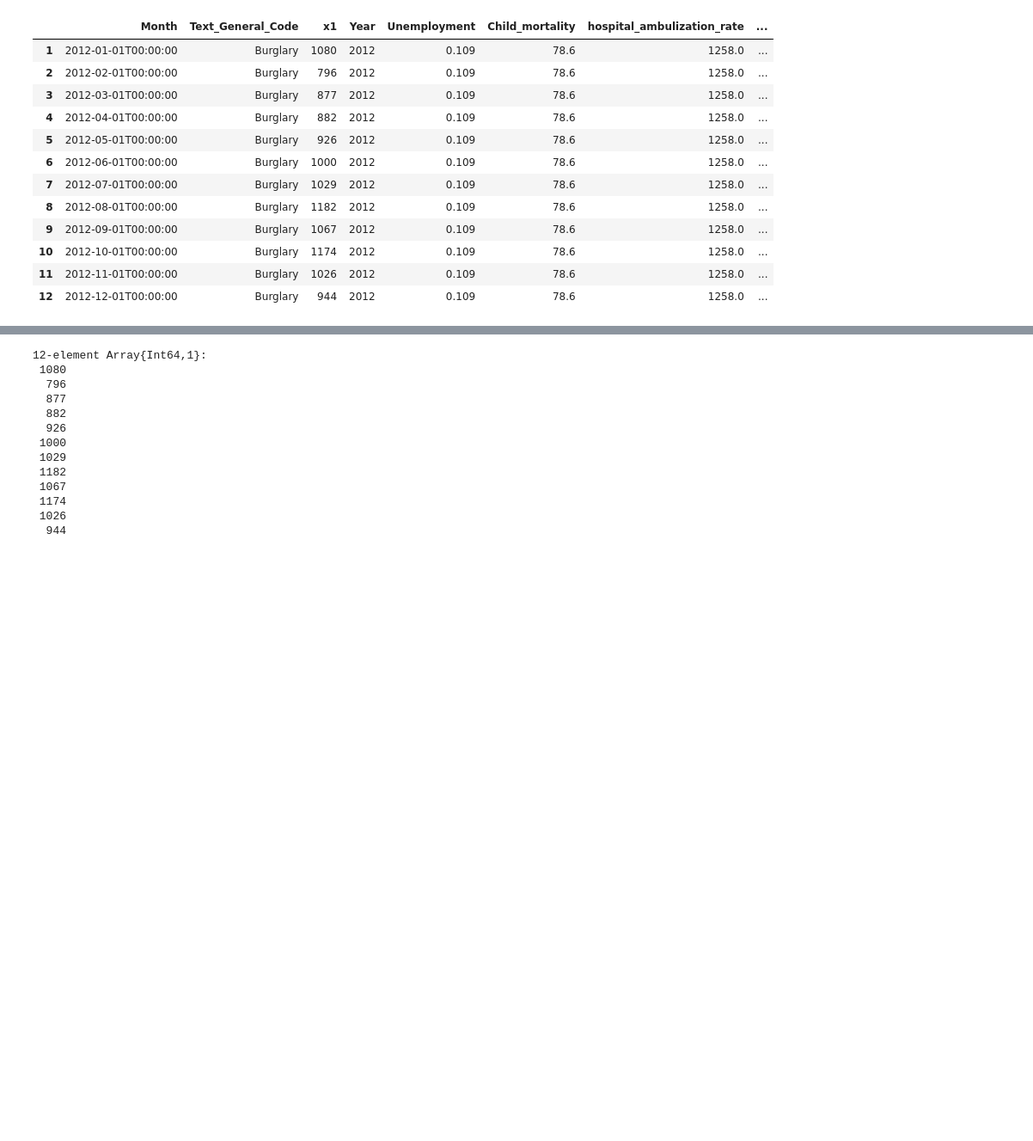
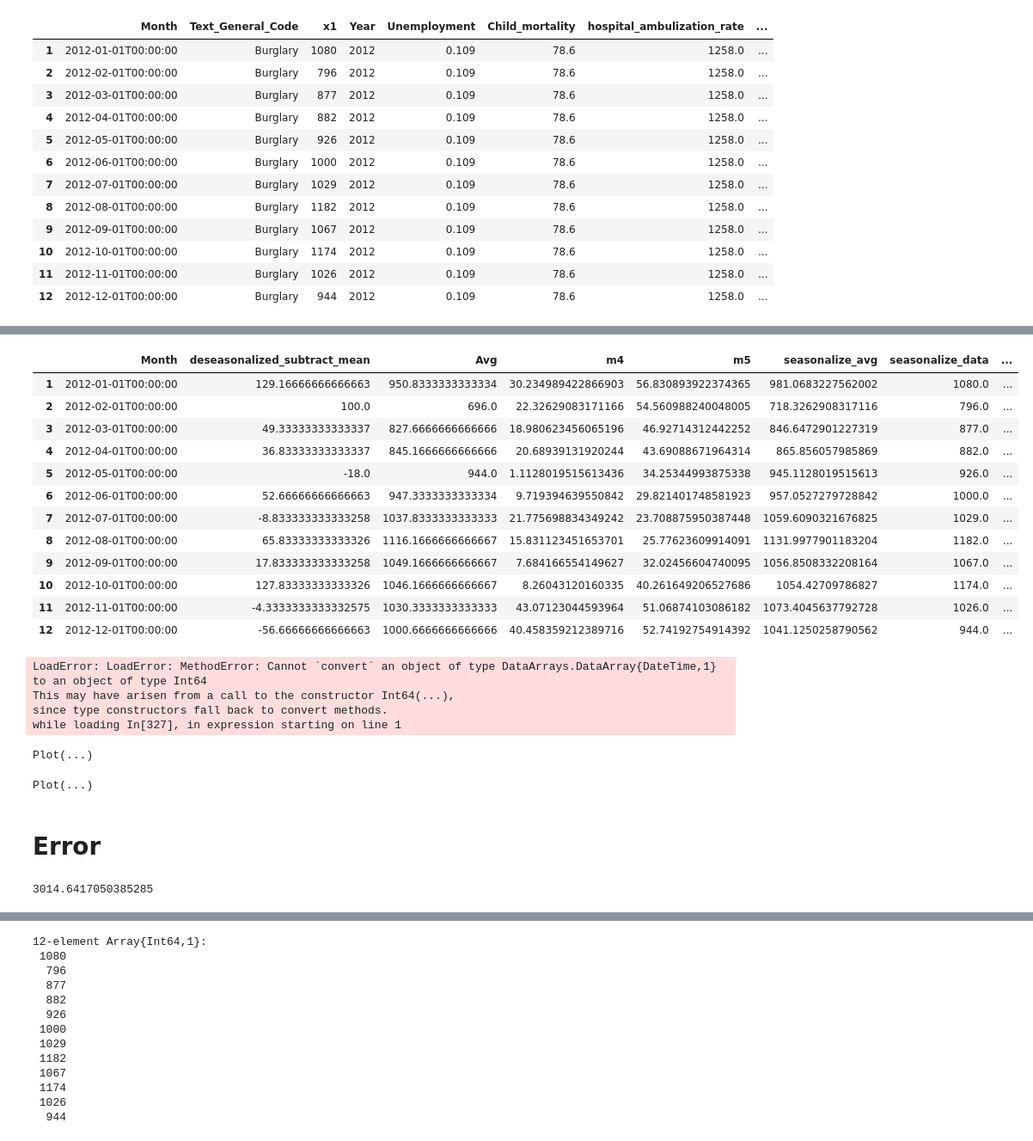
Before and after one commit to rainy0niu/Predicting-Crimes-in-Philadelphia, a Jupyter notebook: project_code/Deseasonalized_Fitting.ipynb, the cells around one changed output, grey strips where cells are left out. Shown at 86% size. Drawn from its saved outputs; the diff is of its cells as text; code cells hidden in the pictures; blank space fills up the shorter version.

```diff
--- a/project_code/Deseasonalized_Fitting.ipynb
+++ b/project_code/Deseasonalized_Fitting.ipynb
@@ -188,0 +546,3 @@ DmodelsTest[:m1] =  X₁*w₁
+# %%
+xL = svd(X₄)[2][1]
+L = 1/(2*xL^2)
@@ -188,0 +551,3 @@ DmodelsTest[:m1] =  X₁*w₁
+# %%
+X₄ = convert(Array{Float64, 2},X₄)
+quadreg = proxgrad_linesearch(QuadLoss(), QuadReg(), X₄, y₄; stepsize = L, maxiters = 100000)
@@ -188,0 +574,2 @@ DmodelsTest[:m1] =  X₁*w₁
+# %%
+DmodelsTest[:m5]= X₄*quadreg
@@ -188,0 +590,2 @@ DmodelsTest[:m1] =  X₁*w₁
+# %%
+DmodelsTest[:m5_seasonalize]= DmodelsTest[:m5] + DmodelsTest[:Avg]
@@ -188,0 +606,46 @@ DmodelsTest[:m1] =  X₁*w₁
+# %%
+DmodelsTest
+# %% [output]
+|  | Month | deseasonalized_subtract_mean | Avg | m4 | m5 | seasonalize_avg | seasonalize_data | ... |
+| 1 | 2012-01-01T00:00:00 | 129.16666666666663 | 950.8333333333334 | 30.234989422866903 | 56.830893922374365 | 981.0683227562002 | 1080.0 | ... |
+| 2 | 2012-02-01T00:00:00 | 100.0 | 696.0 | 22.32629083171166 | 54.560988240048005 | 718.3262908317116 | 796.0 | ... |
+| 3 | 2012-03-01T00:00:00 | 49.33333333333337 | 827.6666666666666 | 18.980623456065196 | 46.92714312442252 | 846.6472901227319 | 877.0 | ... |
+| 4 | 2012-04-01T00:00:00 | 36.83333333333337 | 845.1666666666666 | 20.68939131920244 | 43.69088671964314 | 865.856057985869 | 882.0 | ... |
+| 5 | 2012-05-01T00:00:00 | -18.0 | 944.0 | 1.1128019515613436 | 34.25344993875338 | 945.1128019515613 | 926.0 | ... |
+| 6 | 2012-06-01T00:00:00 | 52.66666666666663 | 947.3333333333334 | 9.719394639550842 | 29.821401748581923 | 957.0527279728842 | 1000.0 | ... |
+| 7 | 2012-07-01T00:00:00 | -8.833333333333258 | 1037.8333333333333 | 21.775698834349242 | 23.708875950387448 | 1059.6090321676825 | 1029.0 | ... |
+| 8 | 2012-08-01T00:00:00 | 65.83333333333326 | 1116.1666666666667 | 15.831123451653701 | 25.77623609914091 | 1131.9977901183204 | 1182.0 | ... |
+| 9 | 2012-09-01T00:00:00 | 17.833333333333258 | 1049.1666666666667 | 7.684166554149627 | 32.02456604740095 | 1056.8508332208164 | 1067.0 | ... |
+| 10 | 2012-10-01T00:00:00 | 127.83333333333326 | 1046.1666666666667 | 8.26043120160335 | 40.261649206527686 | 1054.42709786827 | 1174.0 | ... |
+| 11 | 2012-11-01T00:00:00 | -4.3333333333332575 | 1030.3333333333333 | 43.07123044593964 | 51.06874103086182 | 1073.4045637792728 | 1026.0 | ... |
+| 12 | 2012-12-01T00:00:00 | -56.66666666666663 | 1000.6666666666666 | 40.458359212389716 | 52.74192754914392 | 1041.1250258790562 | 944.0 | ... |
+# %%
+DmodelsTest[:Month] = DateTime(DmodelsTest[:Month],"yyyy-mm-ddTHH:MM:SS")
+# %% [output]
+LoadError: LoadError: MethodError: Cannot `convert` an object of type DataArrays.DataArray{DateTime,1} to an object of type Int64
+This may have arisen from a call to the constructor Int64(...),
+since type constructors fall back to convert methods.
+while loading In[327], in expression starting on line 1
+# %%
+set_default_plot_size(30cm,10cm)
+Gadfly.plot(DmodelsTest,x=:Month,y=:deseasonalized_subtract_mean,Geom.point,
+layer(x=:Month,y=:m4,Geom.line,Theme(default_color=colorant"orange")),
+layer(x=:Month,y=:m5,Geom.line,Theme(default_color=colorant"green")),
+Guide.manual_color_key("Legend", ["NoReg", "QuadReg"], ["orange", "green"]))
+# %% [output]
+Plot(...)
+# %%
+#Testing
+set_default_plot_size(30cm,10cm)
+Gadfly.plot(DmodelsTest,x=:Month,y=:seasonalize_data,Geom.point,
+layer(x=:Month,y=:seasonalize_avg,Geom.line,Theme(default_color=colorant"orange")),
+layer(x=:Month,y=:m5_seasonalize,Geom.line,Theme(default_color=colorant"green")),
+Guide.manual_color_key("Legend", ["NoReg", "QuadReg"], ["orange", "green"]))
+# %% [output]
+Plot(...)
+# %% [markdown]
+# Error
+# %%
+mse(DmodelsTest[:seasonalize_data],1,DmodelsTest[:m5_seasonalize]) #With Quad Reg
+# %% [output]
+3014.6417050385285
```
Also changed, not shown: parts of 43 cells of this notebook.
